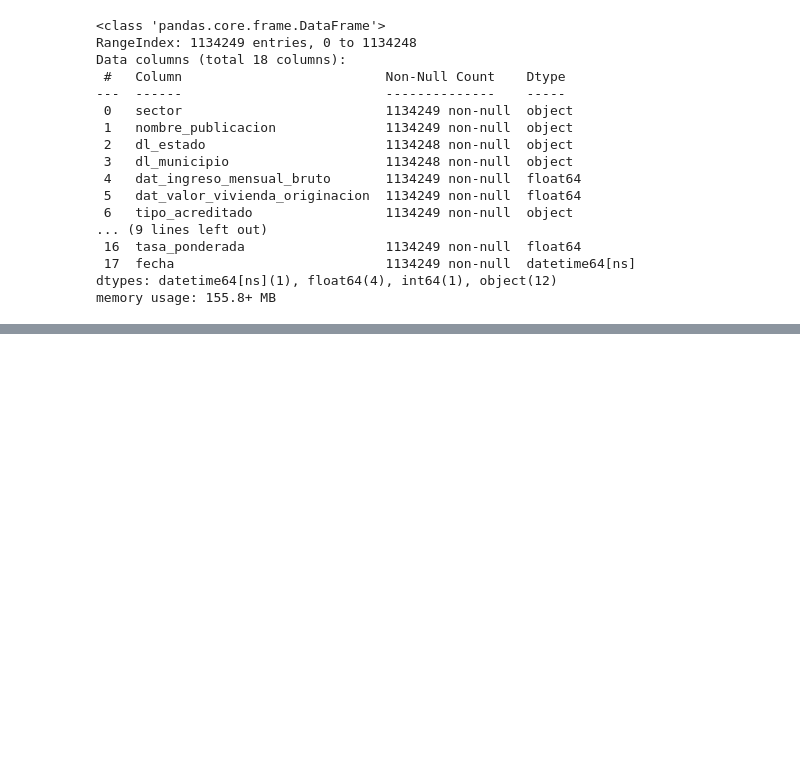
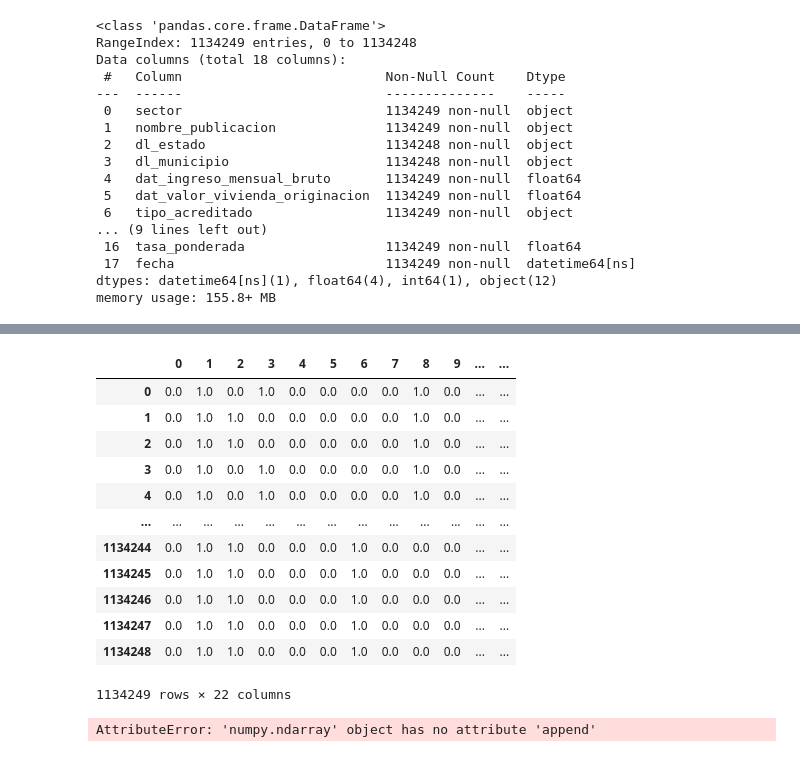
Before and after one commit to marcoyel21/bayesian_glm, a Jupyter notebook: draft/modelo_lineal.ipynb, the cells around one changed output, grey strips where cells are left out. Saved outputs shown, nothing was run; the diff lists cells and outputs as text; code cells hidden in the pictures; blank space fills up the shorter version.

```diff
--- a/draft/modelo_lineal.ipynb
+++ b/draft/modelo_lineal.ipynb
@@ -151 +135,4 @@ coord1.head
+# %%
+df1['dl_genero']=df1["dl_genero"]=="Femenino"
+df1['dl_genero']=df1['dl_genero'].astype(int)
 # %%
@@ -174,0 +178,34 @@ Name: dl_municipio, Length: 1134249, dtype: object
+# %%
+#variables para OHE:
+d1=['Tipo de Crédito', 'dl_genero','dl_segmento_vivienda', 'dl_destino_credito', 'tipo_acreditado']
+def categoria(d1=d1):
+    enc = OneHotEncoder(handle_unknown='ignore')
+    k=[]
+    names=[]
+    for i in d1:
+        df1[i] = df1[i].astype("category")
+        k.append(i)
+    ohe_base=pd.DataFrame(enc.fit_transform(df1[k]).toarray())
+    names=pd.Series(enc.get_feature_names_out())
+    return ohe_base,names #pd.DataFrame(ohe_base,columns=names)
+
+new_cols,names=categoria(d1)
+new_cols
+# %% [output]
+|  | 0 | 1 | 2 | 3 | 4 | 5 | 6 | 7 | 8 | 9 | ... | ... |
+| 0 | 0.0 | 1.0 | 0.0 | 1.0 | 0.0 | 0.0 | 0.0 | 0.0 | 1.0 | 0.0 | ... | ... |
+| 1 | 0.0 | 1.0 | 1.0 | 0.0 | 0.0 | 0.0 | 0.0 | 0.0 | 1.0 | 0.0 | ... | ... |
+| 2 | 0.0 | 1.0 | 1.0 | 0.0 | 0.0 | 0.0 | 0.0 | 0.0 | 1.0 | 0.0 | ... | ... |
+| 3 | 0.0 | 1.0 | 0.0 | 1.0 | 0.0 | 0.0 | 0.0 | 0.0 | 1.0 | 0.0 | ... | ... |
+| 4 | 0.0 | 1.0 | 0.0 | 1.0 | 0.0 | 0.0 | 0.0 | 0.0 | 1.0 | 0.0 | ... | ... |
+| ... | ... | ... | ... | ... | ... | ... | ... | ... | ... | ... | ... | ... |
+| 1134244 | 0.0 | 1.0 | 1.0 | 0.0 | 0.0 | 0.0 | 1.0 | 0.0 | 0.0 | 0.0 | ... | ... |
+| 1134245 | 0.0 | 1.0 | 1.0 | 0.0 | 0.0 | 0.0 | 1.0 | 0.0 | 0.0 | 0.0 | ... | ... |
+| 1134246 | 0.0 | 1.0 | 1.0 | 0.0 | 0.0 | 0.0 | 1.0 | 0.0 | 0.0 | 0.0 | ... | ... |
+| 1134247 | 0.0 | 1.0 | 1.0 | 0.0 | 0.0 | 0.0 | 1.0 | 0.0 | 0.0 | 0.0 | ... | ... |
+| 1134248 | 0.0 | 1.0 | 1.0 | 0.0 | 0.0 | 0.0 | 1.0 | 0.0 | 0.0 | 0.0 | ... | ... |
+1134249 rows × 22 columns
+# %%
+names.to_numpy().append(new_cols)
+# %% [output]
+AttributeError: 'numpy.ndarray' object has no attribute 'append'
```
Also changed, not shown: parts of 12 cells of this notebook.
